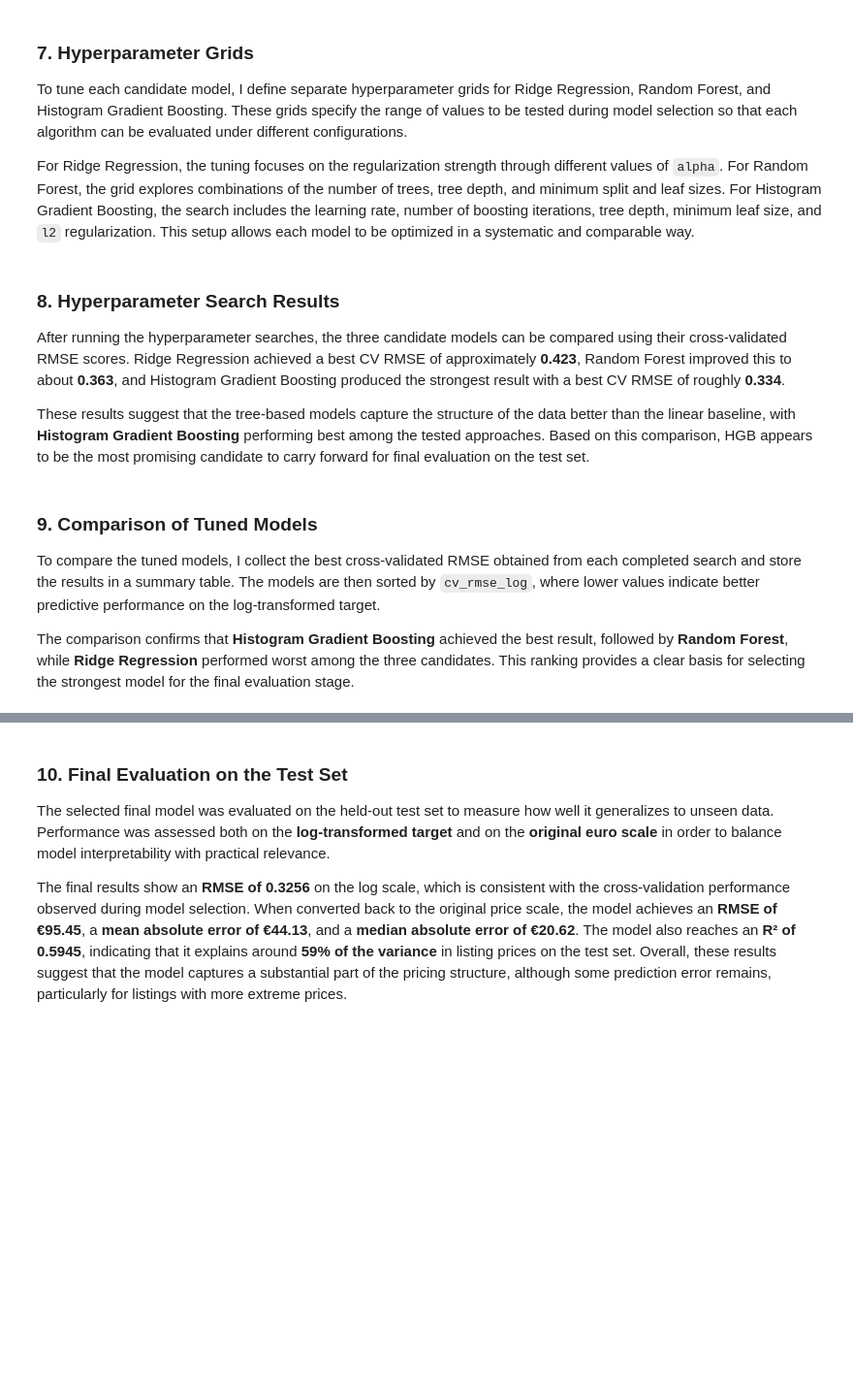
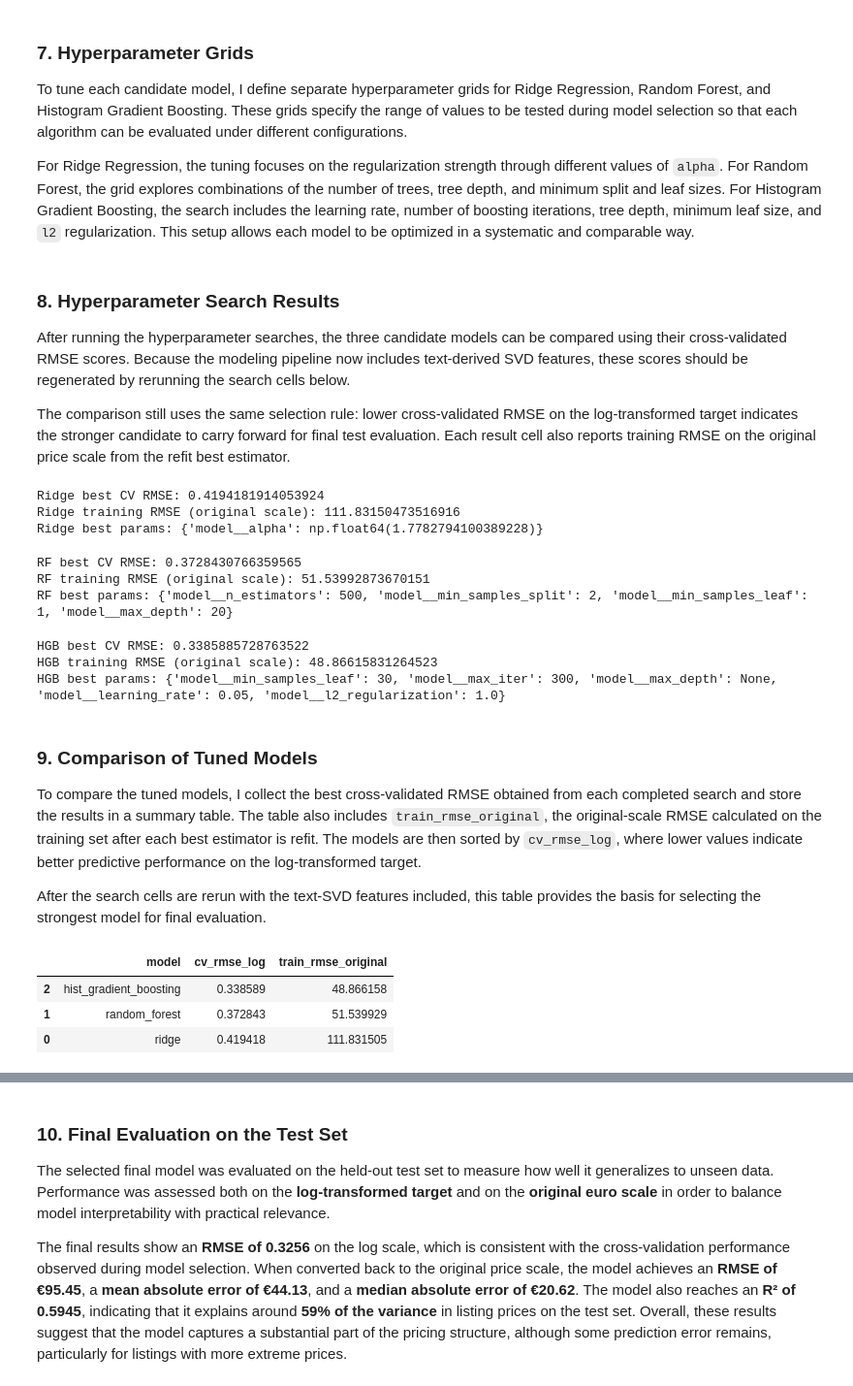
Before and after one commit to Batujan/Airbnb_Basque_Country_Price_Prediction, a Jupyter notebook: notebooks/02_model_test.ipynb, the cells around one changed output, grey strips where cells are left out. Shown at 97% size. Cells and saved outputs as stored; diff of their text form; code cells hidden in the pictures; blank space fills up the shorter version.

Commit message:
refactor model notebook

```diff
--- a/notebooks/02_model_test.ipynb
+++ b/notebooks/02_model_test.ipynb
@@ -39,7 +41,7 @@ RANDOM_STATE = 42
 TEST_SIZE = 0.20
 CV_FOLDS = 5
 
-# The list of columns to drop is based on a combination of domain knowledge, EDA insights, and practical considerations for modeling. It includes identifiers, URLs, metadata, text fields that are not being processed with NLP techniques, redundant information, and weak predictors. The goal is to simplify the feature space and focus on the most relevant features for predicting the target variable.
+# The list of columns to drop is based on a combination of domain knowledge, EDA insights, and practical considerations for modeling. It includes identifiers, URLs, metadata, unprocessed free-text fields, redundant information, and weak predictors. The goal is to simplify the feature space and focus on the most relevant features for predicting the target variable.
 COLS_TO_DROP = [
     # identifiers / urls / metadata
     "id", "listing_url", "scrape_id", "source", "picture_url",
@@ -49,8 +51,8 @@ COLS_TO_DROP = [
     # leakage
     "estimated_revenue_l365d", "estimated_occupancy_l365d",
 
-    # text fields (no NLP)
-    "name", "description", "neighborhood_overview", "host_about",
+    # unprocessed free-text fields
+    "host_about",
 
     # redundant text versions
     "bathrooms_text", "host_name", "host_verifications",
@@ -98,6 +100,11 @@ LOG_COLS = [
     "reviews_per_month",
 ]
 
+TEXT_FEATURE_COLS = ["name", "description", "neighborhood_overview"]
+DESCRIPTION_SVD_COMPONENTS = 20
+DESCRIPTION_TFIDF_MIN_DF = 5
+DESCRIPTION_TFIDF_MAX_DF = 0.95
+
 TOP_K = 10
 AMENITIES_MIN_SHARE = 0.05
 
@@ -208,6 +216,22 @@ def df_encoded_amenities(df, parsed_amenities, most_frequent, luxury_keywords, o
     df_transformed = df.drop(columns=[original_column]).join(encoded_amenities_df)
 
     return df_transformed
+
+def combine_listing_text(df, text_columns):
+    available_columns = [col for col in text_columns if col in df.columns]
+
+    if not available_columns:
+        return pd.Series("", index=df.index, dtype="object")
+
+    return (
+        df[available_columns]
+        .fillna("")
+        .astype(str)
+        .agg(" ".join, axis=1)
+        .str.replace(r"\s+", " ", regex=True)
+        .str.strip()
+    )
+
 def distance_to_center(lat, lon):
     center_lat, center_lon = 43.263, -2.935
     distance = np.sqrt((lat - center_lat) ** 2 + (lon - center_lon) ** 2)
@@ -468,6 +567,13 @@ The pipeline performs the following steps:
 # %%
 feature_engineering = Pipeline(
     steps=[
+        ("description_text_svd", ListingTextSVDTransformer(
+            text_columns=TEXT_FEATURE_COLS,
+            n_components=DESCRIPTION_SVD_COMPONENTS,
+            min_df=DESCRIPTION_TFIDF_MIN_DF,
+            max_df=DESCRIPTION_TFIDF_MAX_DF,
+            random_state=RANDOM_STATE,
+        )),
         ("drop_columns", DropColumnsTransformer(COLS_TO_DROP)),
         ("amenities", AmenitiesTransformer(column="amenities", min_share=AMENITIES_MIN_SHARE)),
         ("host_experience", HostExperienceTransformer()),
@@ -611,58 +721,86 @@ hgb_search = RandomizedSearchCV(
     refit=True,
     random_state=RANDOM_STATE
 )
+
+def training_rmse_original(search, X, y_log):
+    train_pred_log = search.best_estimator_.predict(X)
+    return root_mean_squared_error(np.expm1(y_log), np.expm1(train_pred_log))
 # %% [markdown]
 ### 8. Hyperparameter Search Results
 
-After running the hyperparameter searches, the three candidate models can be compared using their cross-validated RMSE scores. Ridge Regression achieved a best CV RMSE of approximately **0.423**, Random Forest improved this to about **0.363**, and Histogram Gradient Boosting produced the strongest result with a best CV RMSE of roughly **0.334**.
+After running the hyperparameter searches, the three candidate models can be compared using their cross-validated RMSE scores. Because the modeling pipeline now includes text-derived SVD features, these scores should be regenerated by rerunning the search cells below.
 
-These results suggest that the tree-based models capture the structure of the data better than the linear baseline, with **Histogram Gradient Boosting** performing best among the tested approaches. Based on this comparison, HGB appears to be the most promising candidate to carry forward for final evaluation on the test set.
+The comparison still uses the same selection rule: lower cross-validated RMSE on the log-transformed target indicates the stronger candidate to carry forward for final test evaluation. Each result cell also reports training RMSE on the original price scale from the refit best estimator.
 # %%
 # WARNING:
 # Running all three searches can take time.
 # You can comment out the tree models temporarily if you want a faster pass.
 
 ridge_search.fit(X_train, y_train)
+ridge_train_rmse_original = training_rmse_original(ridge_search, X_train, y_train)
 print("Ridge best CV RMSE:", -ridge_search.best_score_)
+print("Ridge training RMSE (original scale):", ridge_train_rmse_original)
 print("Ridge best params:", ridge_search.best_params_)
+# %% [output]
+Ridge best CV RMSE: 0.4194181914053924
+Ridge training RMSE (original scale): 111.83150473516916
+Ridge best params: {'model__alpha': np.float64(1.7782794100389228)}
 # %%
 rf_search.fit(X_train, y_train)
+rf_train_rmse_original = training_rmse_original(rf_search, X_train, y_train)
 print("RF best CV RMSE:", -rf_search.best_score_)
+print("RF training RMSE (original scale):", rf_train_rmse_original)
 print("RF best params:", rf_search.best_params_)
+# %% [output]
+RF best CV RMSE: 0.3728430766359565
+RF training RMSE (original scale): 51.53992873670151
+RF best params: {'model__n_estimators': 500, 'model__min_samples_split': 2, 'model__min_samples_leaf': 1, 'model__max_depth': 20}
 # %%
 hgb_search.fit(X_train, y_train)
+hgb_train_rmse_original = training_rmse_original(hgb_search, X_train, y_train)
 print("HGB best CV RMSE:", -hgb_search.best_score_)
+print("HGB training RMSE (original scale):", hgb_train_rmse_original)
 print("HGB best params:", hgb_search.best_params_)
+# %% [output]
+HGB best CV RMSE: 0.3385885728763522
+HGB training RMSE (original scale): 48.86615831264523
+HGB best params: {'model__min_samples_leaf': 30, 'model__max_iter': 300, 'model__max_depth': None, 'model__learning_rate': 0.05, 'model__l2_regularization': 1.0}
 # %% [markdown]
 ### 9. Comparison of Tuned Models
 
-To compare the tuned models, I collect the best cross-validated RMSE obtained from each completed search and store the results in a summary table. The models are then sorted by `cv_rmse_log`, where lower values indicate better predictive performance on the log-transformed target.
+To compare the tuned models, I collect the best cross-validated RMSE obtained from each completed search and store the results in a summary table. The table also includes `train_rmse_original`, the original-scale RMSE calculated on the training set after each best estimator is refit. The models are then sorted by `cv_rmse_log`, where lower values indicate better predictive performance on the log-transformed target.
 
-The comparison confirms that **Histogram Gradient Boosting** achieved the best result, followed by **Random Forest**, while **Ridge Regression** performed worst among the three candidates. This ranking provides a clear basis for selecting the strongest model for the final evaluation stage.
+After the search cells are rerun with the text-SVD features included, this table provides the basis for selecting the strongest model for final evaluation.
 # %%
 # ----------------------------
 # Compare tuned models
 # ----------------------------
 
 completed_searches = []
 
 for model_name, search in [
     ("ridge", ridge_search),
     ("random_forest", rf_search),
     ("hist_gradient_boosting", hgb_search),
 ]:
     if hasattr(search, "best_score_"):
         completed_searches.append({
             "model": model_name,
             "cv_rmse_log": -search.best_score_,
+            "train_rmse_original": training_rmse_original(search, X_train, y_train),
         })
 
 if not completed_searches:
     raise ValueError("No completed model searches found. Run at least one search cell first.")
 
 results = pd.DataFrame(completed_searches).sort_values("cv_rmse_log")
 
 results
+# %% [output]
+|  | model | cv_rmse_log | train_rmse_original |
+| 2 | hist_gradient_boosting | 0.338589 | 48.866158 |
+| 1 | random_forest | 0.372843 | 51.539929 |
+| 0 | ridge | 0.419418 | 111.831505 |
 # %%
 # ----------------------------
 # Select the best model
```
Also changed, not shown: parts of 12 cells of this notebook.
